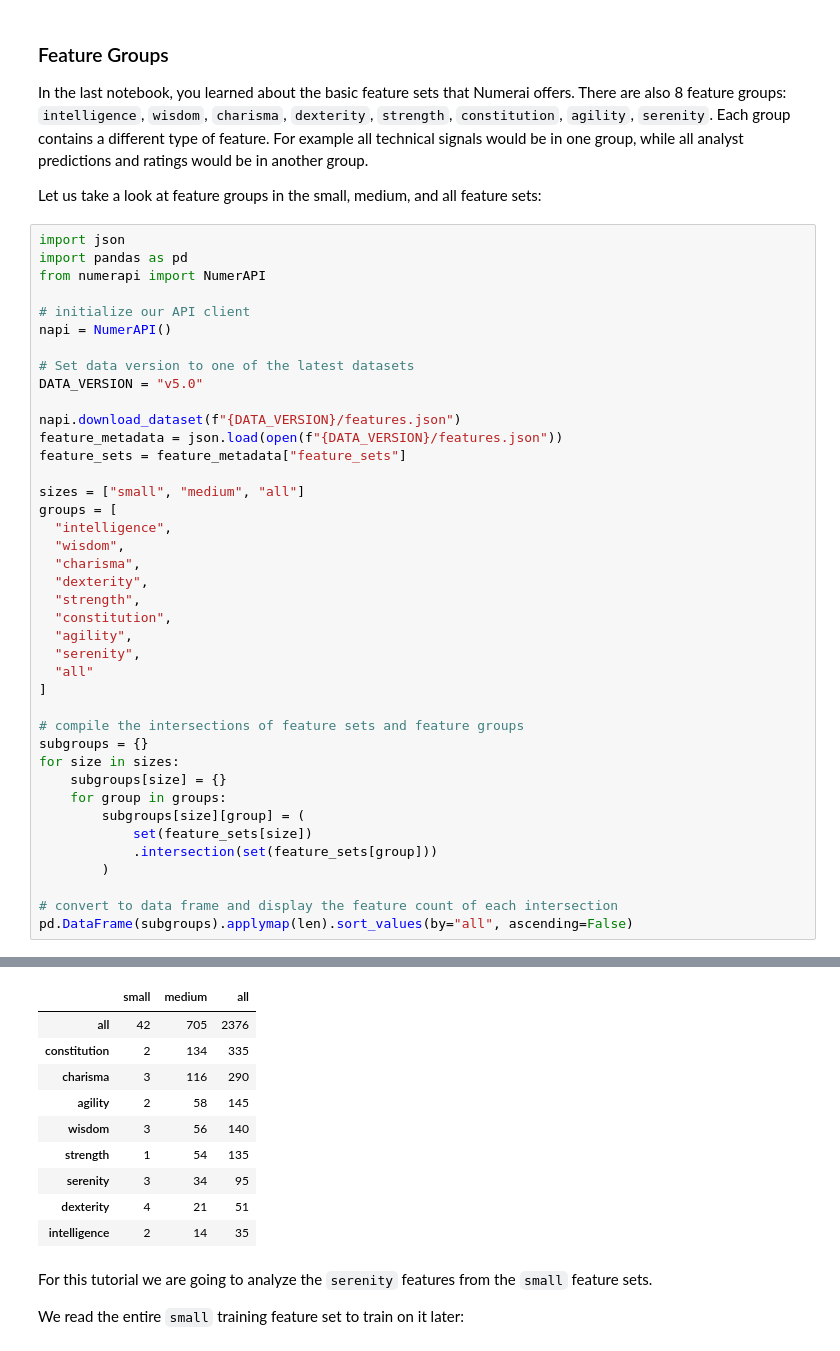
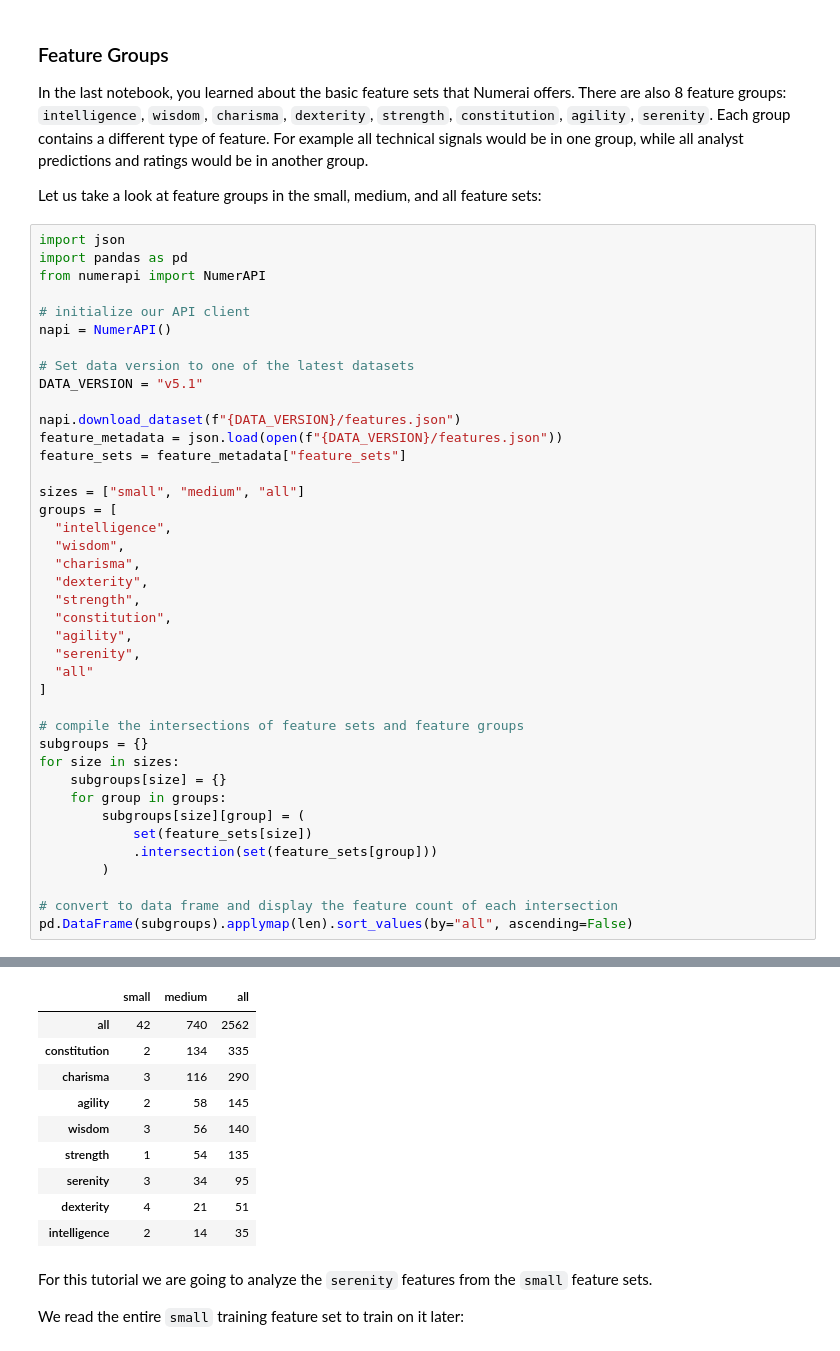
Before and after one commit to numerai/example-scripts, a Jupyter notebook: feature_neutralization.ipynb, the cells around one changed output, grey strips where cells are left out. Saved outputs shown, nothing was run; the diff lists cells and outputs as text.

```diff
--- a/feature_neutralization.ipynb
+++ b/feature_neutralization.ipynb
@@ -39,7 +45,7 @@ from numerapi import NumerAPI
 napi = NumerAPI()
 
 # Set data version to one of the latest datasets
-DATA_VERSION = "v5.0"
+DATA_VERSION = "v5.1"
 
 napi.download_dataset(f"{DATA_VERSION}/features.json")
 feature_metadata = json.load(open(f"{DATA_VERSION}/features.json"))
@@ -74,5 +82,5 @@ pd.DataFrame(subgroups).applymap(len).sort_values(by="all", ascending=False)
 |  | small | medium | all |
-| all | 42 | 705 | 2376 |
+| all | 42 | 740 | 2562 |
 | constitution | 2 | 134 | 335 |
 | charisma | 3 | 116 | 290 |
 | agility | 2 | 58 | 145 |
```
Also changed, not shown: parts of 22 cells of this notebook, 3 other files.
